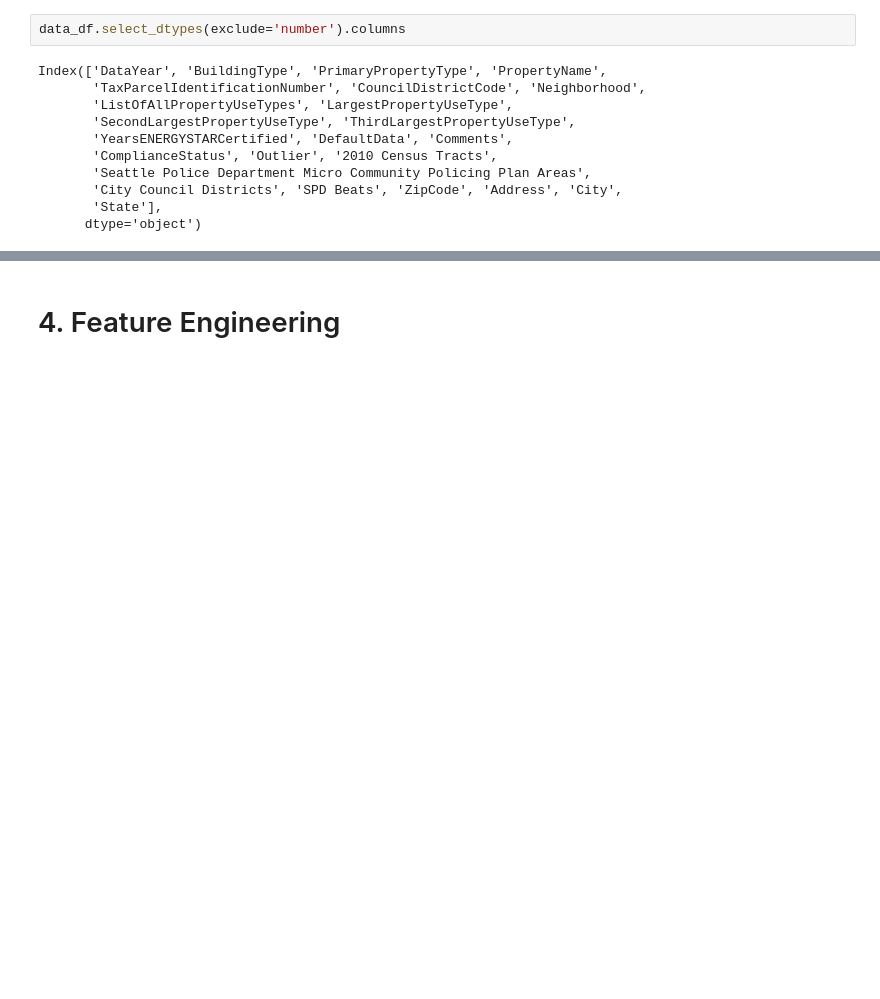
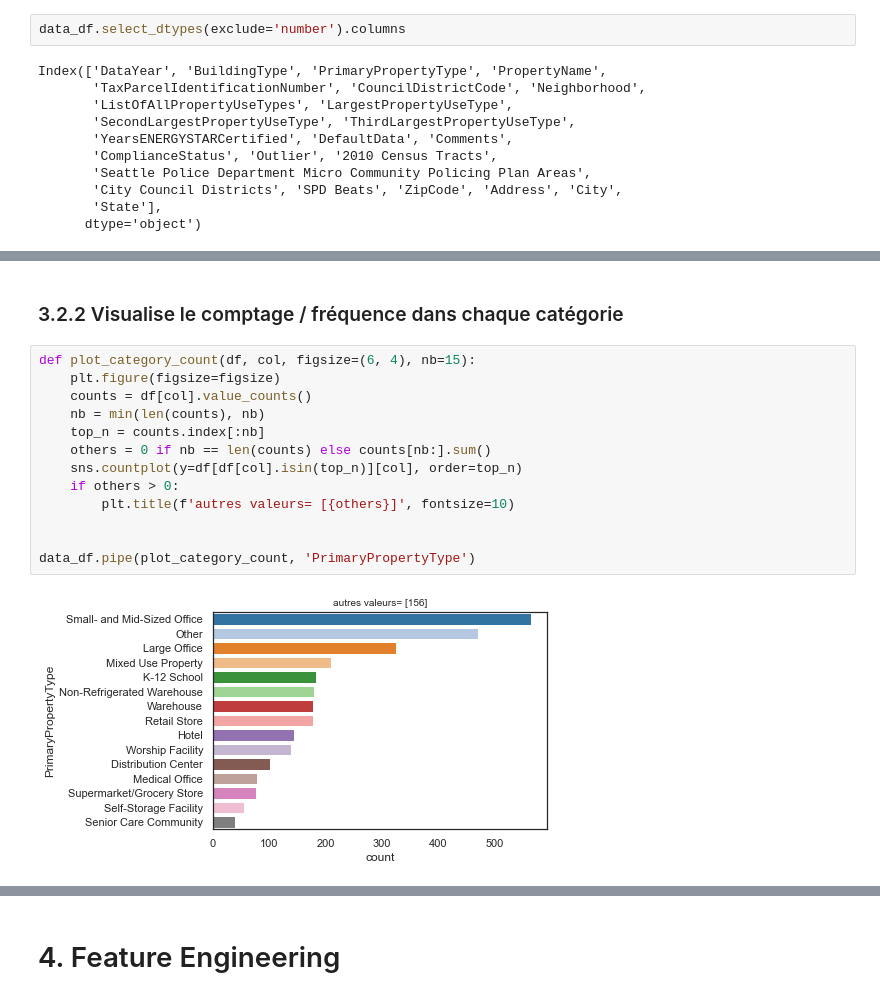
Before and after one commit to mrcreasey/oc-ds-p4-supervised-learning, a Jupyter notebook: Pélec_01_notebook.ipynb, the cells around one changed output, grey strips where cells are left out. Saved outputs shown, nothing was run; the diff lists cells and outputs as text; blank space fills up the shorter version.

```diff
--- a/Pélec_01_notebook.ipynb
+++ b/Pélec_01_notebook.ipynb
@@ -1545,0 +1556,17 @@ Index(['DataYear', 'BuildingType', 'PrimaryPropertyType', 'PropertyName',
+# %% [markdown]
+### 3.2.2 Visualise le comptage / fréquence dans chaque catégorie
+# %%
+def plot_category_count(df, col, figsize=(6, 4), nb=15):
+    plt.figure(figsize=figsize)
+    counts = df[col].value_counts()
+    nb = min(len(counts), nb)
+    top_n = counts.index[:nb]
+    others = 0 if nb == len(counts) else counts[nb:].sum()
+    sns.countplot(y=df[df[col].isin(top_n)][col], order=top_n)
+    if others > 0:
+        plt.title(f'autres valeurs= [{others}]', fontsize=10)
+
+
+data_df.pipe(plot_category_count, 'PrimaryPropertyType')
+# %% [output]
+[figure, added]
```
Also changed, not shown: parts of 15 cells of this notebook.
